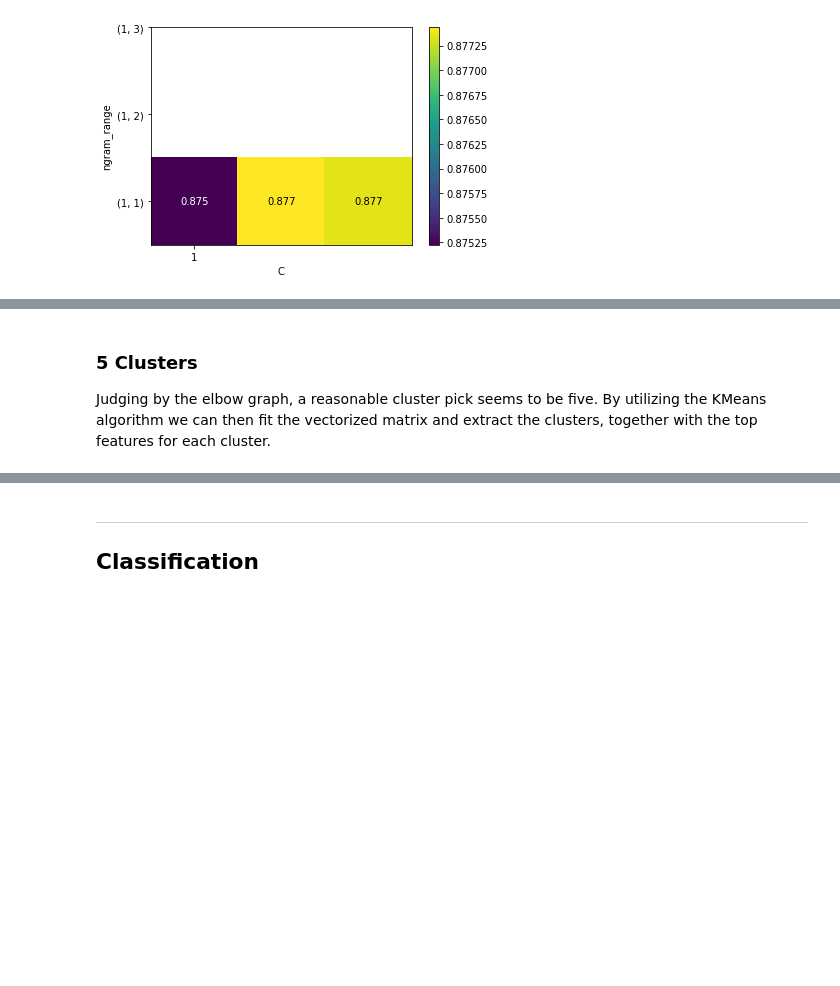
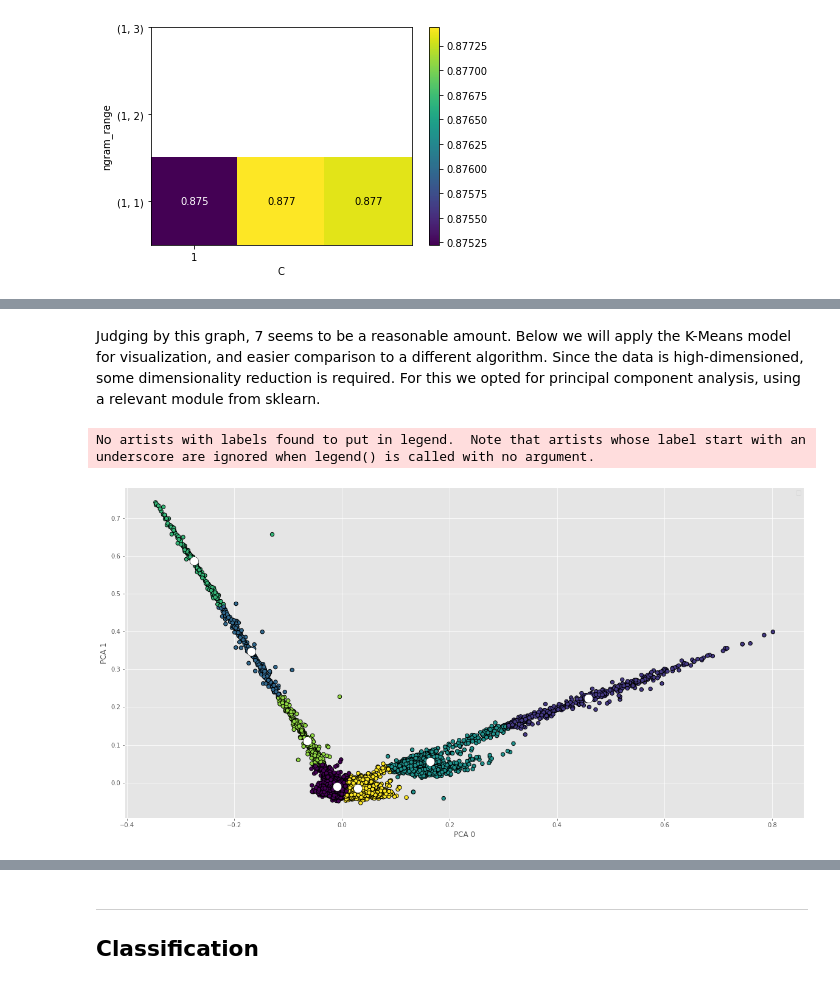
Before and after one commit to MartinRybergLaude/dm1590-project, a Jupyter notebook: newspapers.ipynb, the cells around one changed output, grey strips where cells are left out. Saved outputs shown, nothing was run; the diff lists cells and outputs as text; code cells hidden in the pictures; blank space fills up the shorter version.

Commit message:
Vastly improve clustering and clean clutter

```diff
--- a/newspapers.ipynb
+++ b/newspapers.ipynb
@@ -296,4 +301,32 @@ plt.show()
-# %% [markdown]
-### 5 Clusters
-
-Judging by the elbow graph, a reasonable cluster pick seems to be five. By utilizing the KMeans algorithm we can then fit the vectorized matrix and extract the clusters, together with the top features for each cluster.
+# %% [markdown]
+Judging by this graph, 7 seems to be a reasonable amount. Below we will apply the K-Means model for visualization, and easier comparison to a different algorithm. Since the data is high-dimensioned, some dimensionality reduction is required. For this we opted for principal component analysis, using a relevant module from sklearn.
+# %%
+n_clusters = 7
+# %%
+kmeans_model = KMeans(n_clusters=n_clusters)
+# Apply PCA transformation on the vectorized matrix
+pca = PCA(n_components=2)
+Y_sklearn = pca.fit_transform(vec_matrix.todense())
+
+km_fitted = kmeans_model.fit(Y_sklearn)
+km_prediction = kmeans_model.predict(Y_sklearn)
+
+plt.style.use('ggplot')
+
+fig, ax = plt.subplots()
+fig.set_size_inches(20, 10)
+
+# Plot the transformed data and color code by cluster prediction
+plt.scatter(Y_sklearn[:, 0], Y_sklearn[:, 1],
+            c=km_prediction, s=40, cmap='viridis', linewidths=1, edgecolors='black')
+
+# Plot the cluster centers for visual guidance
+centers = km_fitted.cluster_centers_
+plt.scatter(centers[:, 0], centers[:, 1], c='white', s=200, edgecolors='black')
+ax.legend()
+plt.xlabel("PCA 0")
+plt.ylabel("PCA 1")
+plt.show()
+# %% [output]
+No artists with labels found to put in legend.  Note that artists whose label start with an underscore are ignored when legend() is called with no argument.
+[figure, added]
```
Also changed, not shown: parts of 14 cells of this notebook.
